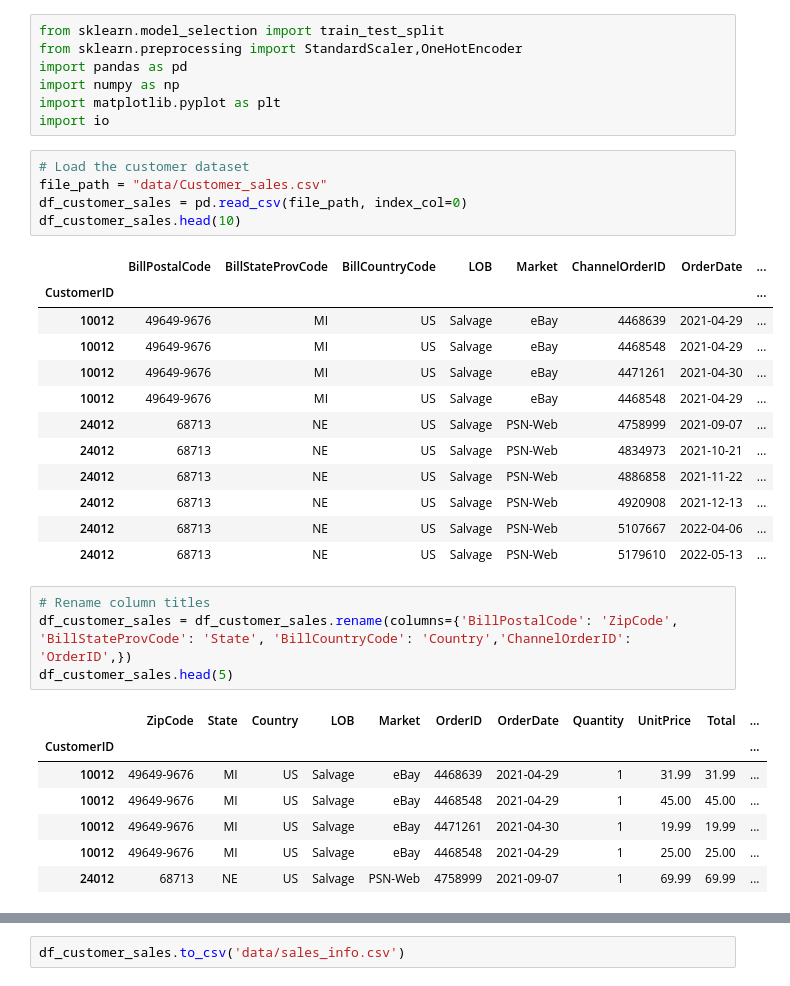
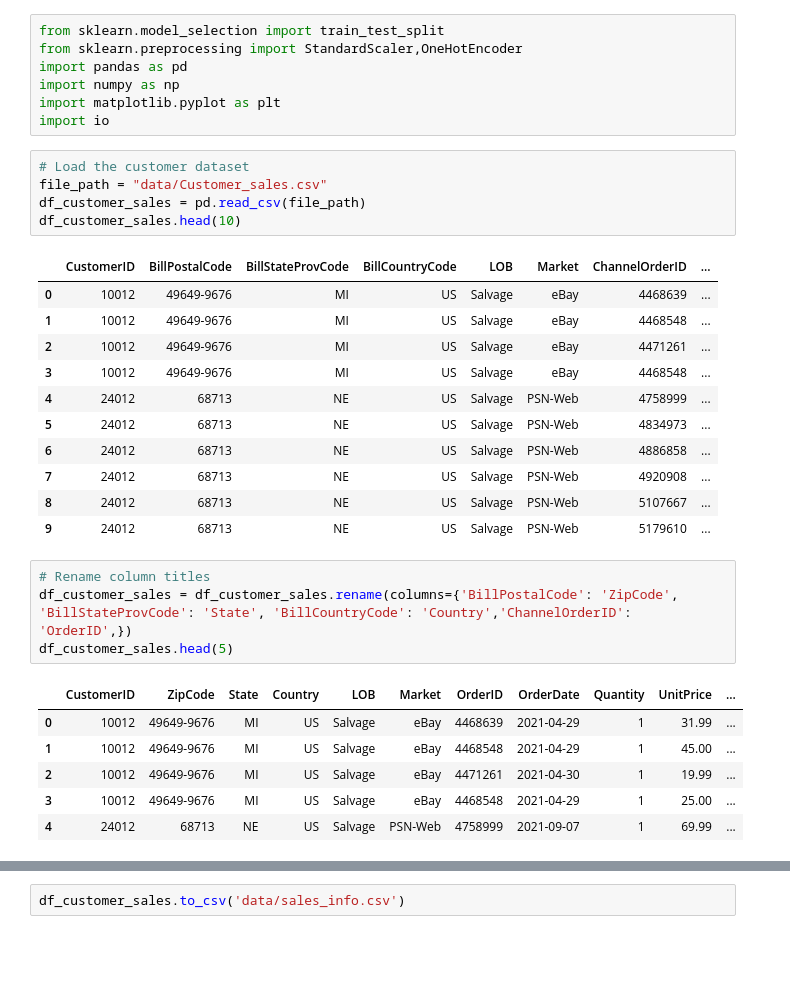
Before and after one commit to ranmacmo/DataNation, a Jupyter notebook: Customer_Cleanup.ipynb, the cells around one changed output, grey strips where cells are left out. Saved outputs shown, nothing was run; the diff lists cells and outputs as text; blank space fills up the shorter version.

```diff
--- a/Customer_Cleanup.ipynb
+++ b/Customer_Cleanup.ipynb
@@ -8,33 +8,31 @@ import io
 # %%
 # Load the customer dataset
 file_path = "data/Customer_sales.csv"
-df_customer_sales = pd.read_csv(file_path, index_col=0)
+df_customer_sales = pd.read_csv(file_path)
 df_customer_sales.head(10)
 # %% [output]
-|  | BillPostalCode | BillStateProvCode | BillCountryCode | LOB | Market | ChannelOrderID | OrderDate | ... |
-| CustomerID |  |  |  |  |  |  |  | ... |
-| 10012 | 49649-9676 | MI | US | Salvage | eBay | 4468639 | 2021-04-29 | ... |
-| 10012 | 49649-9676 | MI | US | Salvage | eBay | 4468548 | 2021-04-29 | ... |
-| 10012 | 49649-9676 | MI | US | Salvage | eBay | 4471261 | 2021-04-30 | ... |
-| 10012 | 49649-9676 | MI | US | Salvage | eBay | 4468548 | 2021-04-29 | ... |
-| 24012 | 68713 | NE | US | Salvage | PSN-Web | 4758999 | 2021-09-07 | ... |
-| 24012 | 68713 | NE | US | Salvage | PSN-Web | 4834973 | 2021-10-21 | ... |
-| 24012 | 68713 | NE | US | Salvage | PSN-Web | 4886858 | 2021-11-22 | ... |
-| 24012 | 68713 | NE | US | Salvage | PSN-Web | 4920908 | 2021-12-13 | ... |
-| 24012 | 68713 | NE | US | Salvage | PSN-Web | 5107667 | 2022-04-06 | ... |
-| 24012 | 68713 | NE | US | Salvage | PSN-Web | 5179610 | 2022-05-13 | ... |
+|  | CustomerID | BillPostalCode | BillStateProvCode | BillCountryCode | LOB | Market | ChannelOrderID | ... |
+| 0 | 10012 | 49649-9676 | MI | US | Salvage | eBay | 4468639 | ... |
+| 1 | 10012 | 49649-9676 | MI | US | Salvage | eBay | 4468548 | ... |
+| 2 | 10012 | 49649-9676 | MI | US | Salvage | eBay | 4471261 | ... |
+| 3 | 10012 | 49649-9676 | MI | US | Salvage | eBay | 4468548 | ... |
+| 4 | 24012 | 68713 | NE | US | Salvage | PSN-Web | 4758999 | ... |
+| 5 | 24012 | 68713 | NE | US | Salvage | PSN-Web | 4834973 | ... |
+| 6 | 24012 | 68713 | NE | US | Salvage | PSN-Web | 4886858 | ... |
+| 7 | 24012 | 68713 | NE | US | Salvage | PSN-Web | 4920908 | ... |
+| 8 | 24012 | 68713 | NE | US | Salvage | PSN-Web | 5107667 | ... |
+| 9 | 24012 | 68713 | NE | US | Salvage | PSN-Web | 5179610 | ... |
 # %%
 # Rename column titles
 df_customer_sales = df_customer_sales.rename(columns={'BillPostalCode': 'ZipCode', 'BillStateProvCode': 'State', 'BillCountryCode': 'Country','ChannelOrderID': 'OrderID',})
 df_customer_sales.head(5)
 # %% [output]
-|  | ZipCode | State | Country | LOB | Market | OrderID | OrderDate | Quantity | UnitPrice | Total | ... |
-| CustomerID |  |  |  |  |  |  |  |  |  |  | ... |
-| 10012 | 49649-9676 | MI | US | Salvage | eBay | 4468639 | 2021-04-29 | 1 | 31.99 | 31.99 | ... |
-| 10012 | 49649-9676 | MI | US | Salvage | eBay | 4468548 | 2021-04-29 | 1 | 45.00 | 45.00 | ... |
-| 10012 | 49649-9676 | MI | US | Salvage | eBay | 4471261 | 2021-04-30 | 1 | 19.99 | 19.99 | ... |
-| 10012 | 49649-9676 | MI | US | Salvage | eBay | 4468548 | 2021-04-29 | 1 | 25.00 | 25.00 | ... |
-| 24012 | 68713 | NE | US | Salvage | PSN-Web | 4758999 | 2021-09-07 | 1 | 69.99 | 69.99 | ... |
+|  | CustomerID | ZipCode | State | Country | LOB | Market | OrderID | OrderDate | Quantity | UnitPrice | ... |
+| 0 | 10012 | 49649-9676 | MI | US | Salvage | eBay | 4468639 | 2021-04-29 | 1 | 31.99 | ... |
+| 1 | 10012 | 49649-9676 | MI | US | Salvage | eBay | 4468548 | 2021-04-29 | 1 | 45.00 | ... |
+| 2 | 10012 | 49649-9676 | MI | US | Salvage | eBay | 4471261 | 2021-04-30 | 1 | 19.99 | ... |
+| 3 | 10012 | 49649-9676 | MI | US | Salvage | eBay | 4468548 | 2021-04-29 | 1 | 25.00 | ... |
+| 4 | 24012 | 68713 | NE | US | Salvage | PSN-Web | 4758999 | 2021-09-07 | 1 | 69.99 | ... |
 # %%
 # Removing 4 letter digit on end of Postal Code
 df_customer_sales['ZipCode'] = np.where(df_customer_sales['ZipCode'].str.len() == 5,
```
Also changed, not shown: parts of 1 cell of this notebook, 3 other files.
